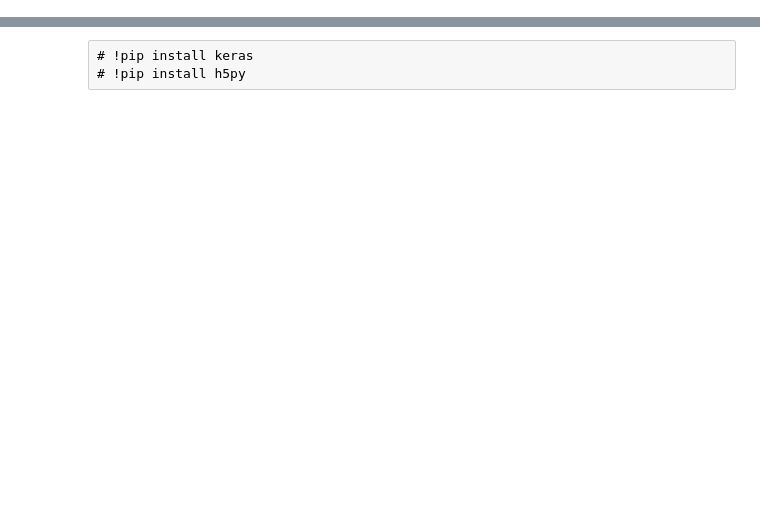
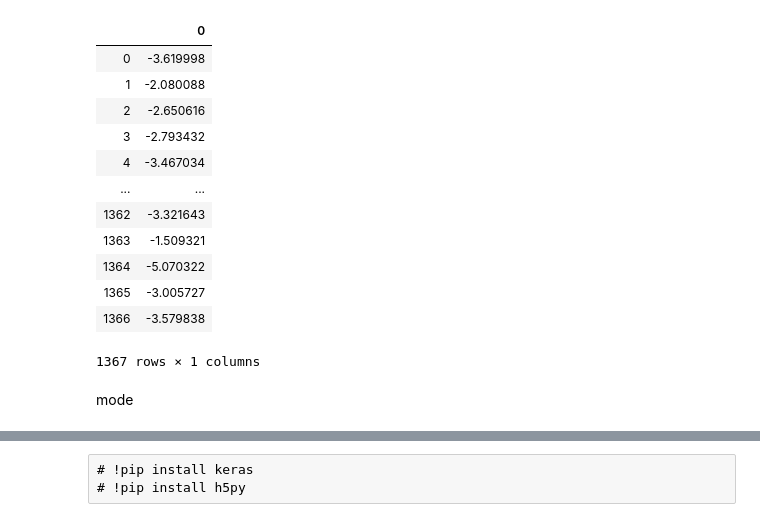
Before and after one commit to stefan005/OSMMapillary, a Jupyter notebook: Classifier.ipynb, the cells around one changed output, grey strips where cells are left out. Saved outputs shown, nothing was run; the diff lists cells and outputs as text; code cells hidden in the pictures; blank space fills up the shorter version.

```diff
--- a/Classifier.ipynb
+++ b/Classifier.ipynb
@@ -16,0 +517,20 @@ Successfully installed pillow-5.0.0
+# %%
+val_pred = model.predict(validation_ds)
+# %%
+pd.DataFrame(val_pred)
+# %% [output]
+|  | 0 |
+| 0 | -3.619998 |
+| 1 | -2.080088 |
+| 2 | -2.650616 |
+| 3 | -2.793432 |
+| 4 | -3.467034 |
+| ... | ... |
+| 1362 | -3.321643 |
+| 1363 | -1.509321 |
+| 1364 | -5.070322 |
+| 1365 | -3.005727 |
+| 1366 | -3.579838 |
+1367 rows × 1 columns
+# %% [markdown]
+mode
```
Also changed, not shown: parts of 73 cells of this notebook, 1 other file.
